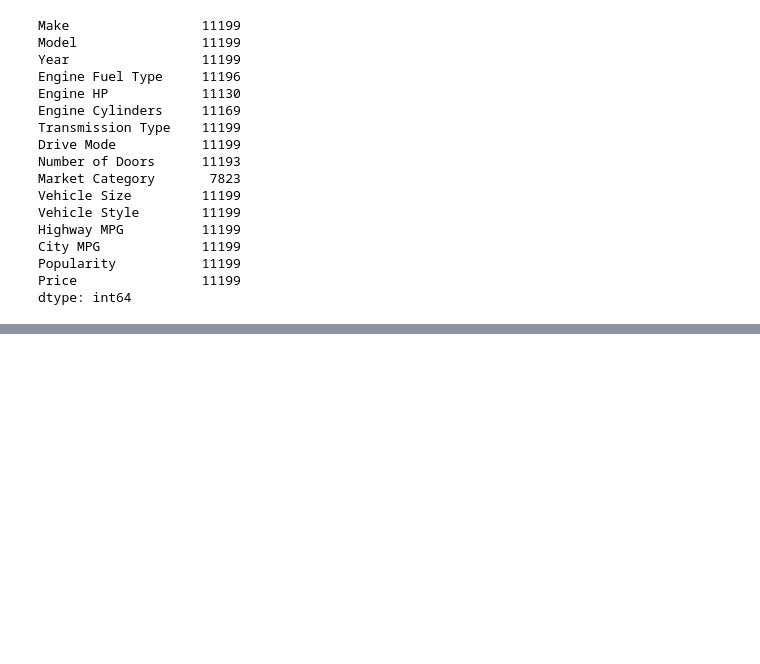
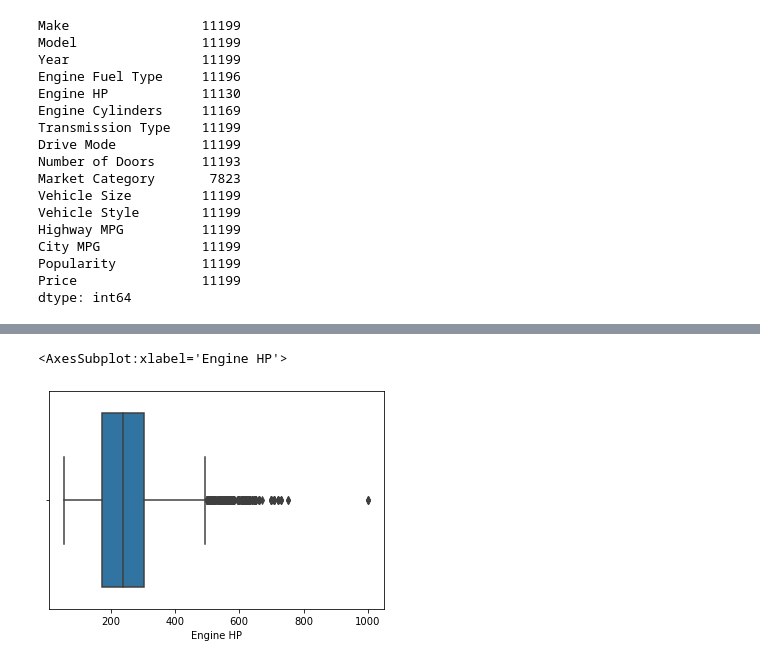
Before and after one commit to pfeliciano1/Cars_EDA, a Jupyter notebook: cars_EDA_process.ipynb, the cells around one changed output, grey strips where cells are left out. Saved outputs shown, nothing was run; the diff lists cells and outputs as text; code cells hidden in the pictures; blank space fills up the shorter version.

```diff
--- a/cars_EDA_process.ipynb
+++ b/cars_EDA_process.ipynb
@@ -149,0 +205,6 @@ df.head(5)
+# %%
+# Plot to look for outliers by HP
+sns.boxplot(x = df1['Engine HP'])
+# %% [output]
+<AxesSubplot:xlabel='Engine HP'>
+[figure, added]
```
Also changed, not shown: parts of 10 cells of this notebook.
